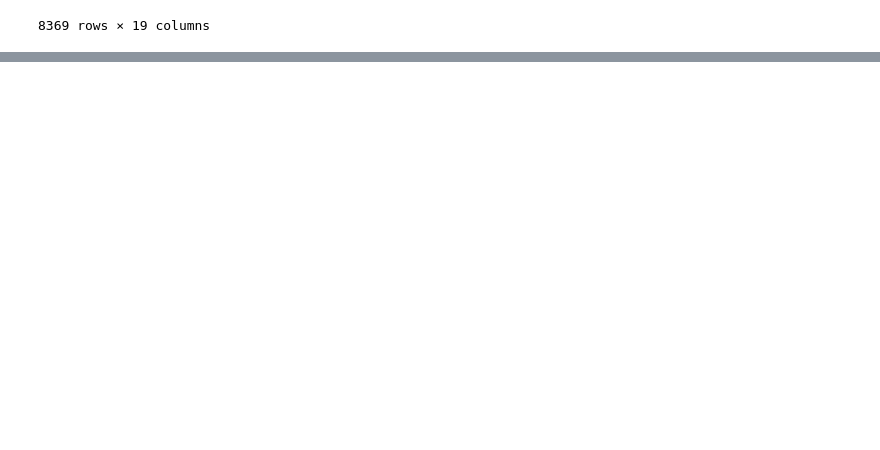
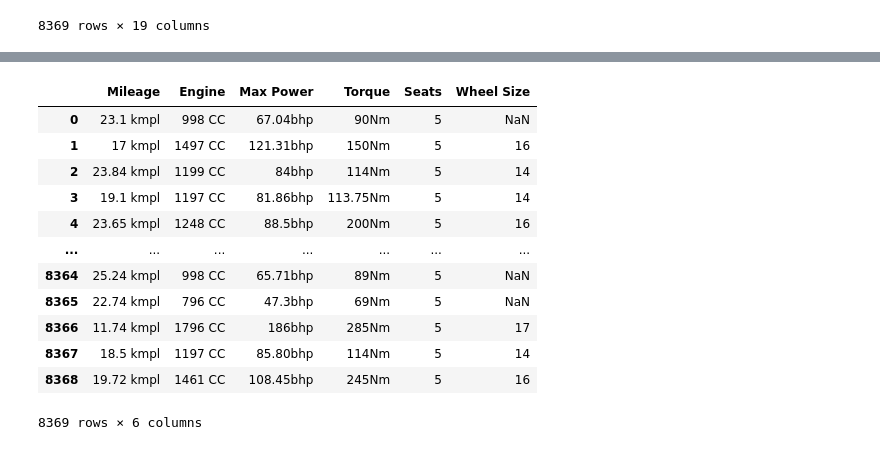
Before and after one commit to EDWARDLLOYDDAVID/Car-dheko, a Jupyter notebook: NewFile.ipynb, the cells around one changed output, grey strips where cells are left out. Cells and saved outputs as stored; diff of their text form; code cells hidden in the pictures; blank space fills up the shorter version.

```diff
--- a/NewFile.ipynb
+++ b/NewFile.ipynb
@@ -102,0 +176,5 @@ df
+# %%
+final_df['new_car_specs']
+df3 = pd.DataFrame(final_df['new_car_specs'])
+Json_normalized3 = pd.json_normalize(df3['new_car_specs'].apply(eval))
+df3 = pd.concat([df3.drop(columns=["new_car_specs"]), Json_normalized3], axis=1)
@@ -102,0 +197,21 @@ df
+# %%
+specs_top = df3['top'].apply(
+    lambda x: {d['key']: d['value'] for d in x}
+)
+# %%
+st = pd.json_normalize(specs_top)
+st
+# %% [output]
+|  | Mileage | Engine | Max Power | Torque | Seats | Wheel Size |
+| 0 | 23.1 kmpl | 998 CC | 67.04bhp | 90Nm | 5 | NaN |
+| 1 | 17 kmpl | 1497 CC | 121.31bhp | 150Nm | 5 | 16 |
+| 2 | 23.84 kmpl | 1199 CC | 84bhp | 114Nm | 5 | 14 |
+| 3 | 19.1 kmpl | 1197 CC | 81.86bhp | 113.75Nm | 5 | 14 |
+| 4 | 23.65 kmpl | 1248 CC | 88.5bhp | 200Nm | 5 | 16 |
+| ... | ... | ... | ... | ... | ... | ... |
+| 8364 | 25.24 kmpl | 998 CC | 65.71bhp | 89Nm | 5 | NaN |
+| 8365 | 22.74 kmpl | 796 CC | 47.3bhp | 69Nm | 5 | NaN |
+| 8366 | 11.74 kmpl | 1796 CC | 186bhp | 285Nm | 5 | 17 |
+| 8367 | 18.5 kmpl | 1197 CC | 85.80bhp | 114Nm | 5 | 14 |
+| 8368 | 19.72 kmpl | 1461 CC | 108.45bhp | 245Nm | 5 | 16 |
+8369 rows × 6 columns
```
Also changed, not shown: parts of 12 cells of this notebook.
